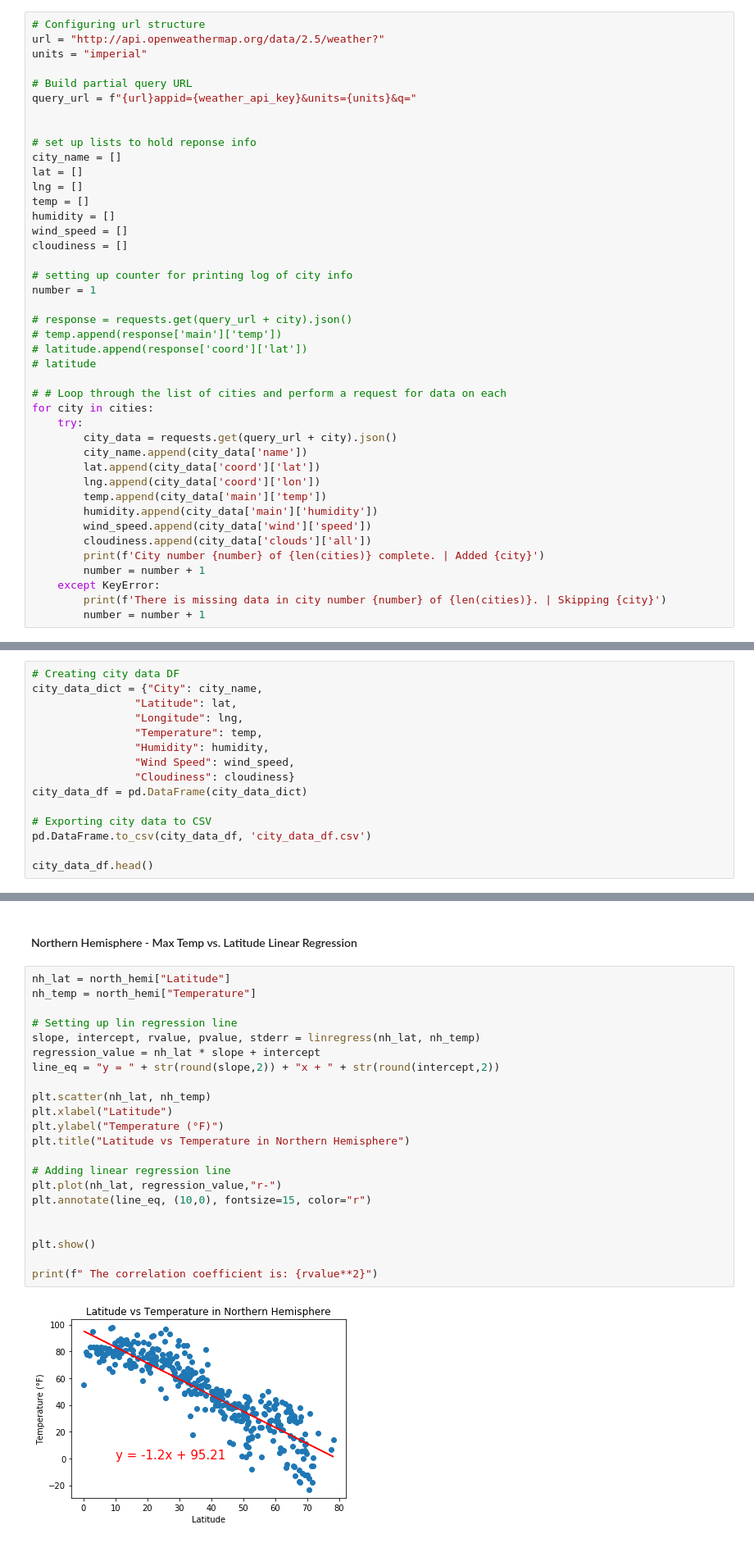
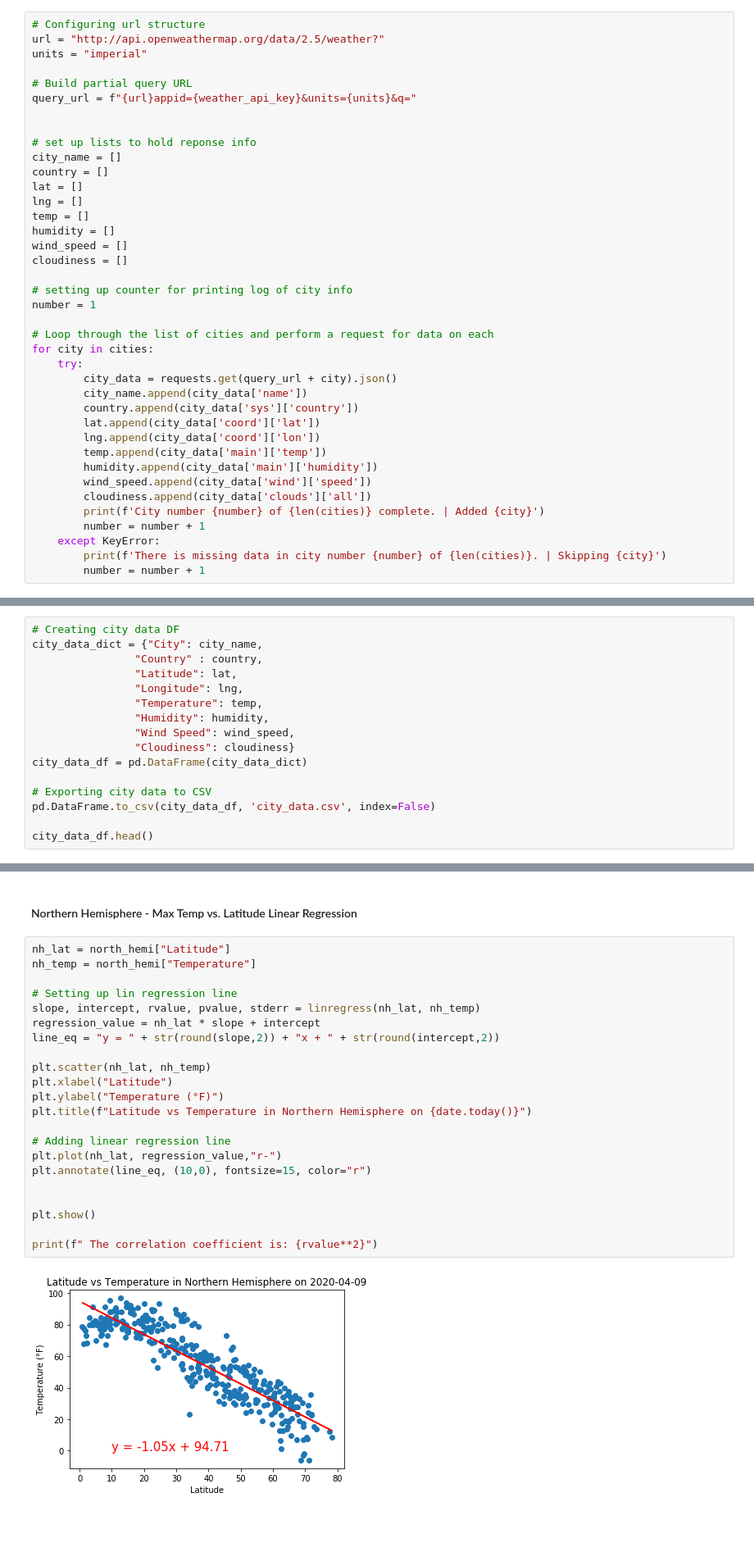
Before and after one commit to jackbarney-17/python-api-challenge, a Jupyter notebook: starter_code/WeatherPy.ipynb, the cells around one changed output, grey strips where cells are left out. Shown at 82% size. Saved outputs shown, nothing was run; the diff lists cells and outputs as text.

```diff
--- a/starter_code/WeatherPy.ipynb
+++ b/starter_code/WeatherPy.ipynb
@@ -64,6 +65,7 @@ query_url = f"{url}appid={weather_api_key}&units={units}&q="
 
 # set up lists to hold reponse info
 city_name = []
+country = []
 lat = []
 lng = []
 temp = []
@@ -74,16 +76,12 @@ cloudiness = []
 # setting up counter for printing log of city info
 number = 1
 
-# response = requests.get(query_url + city).json()
-# temp.append(response['main']['temp'])
-# latitude.append(response['coord']['lat'])
-# latitude
-
-# # Loop through the list of cities and perform a request for data on each
+# Loop through the list of cities and perform a request for data on each
 for city in cities:
     try:
         city_data = requests.get(query_url + city).json()
         city_name.append(city_data['name'])
+        country.append(city_data['sys']['country'])
         lat.append(city_data['coord']['lat'])
         lng.append(city_data['coord']['lon'])
         temp.append(city_data['main']['temp'])
@@ -120,6 +118,7 @@ City number 615 of 615 complete. | Added beidao
 # %%
 # Creating city data DF
 city_data_dict = {"City": city_name,
+                "Country" : country,
                 "Latitude": lat,
                 "Longitude": lng,
                 "Temperature": temp,
@@ -129,7 +128,7 @@ city_data_dict = {"City": city_name,
 city_data_df = pd.DataFrame(city_data_dict)
 
 # Exporting city data to CSV
-pd.DataFrame.to_csv(city_data_df, 'city_data_df.csv')
+pd.DataFrame.to_csv(city_data_df, 'city_data.csv', index=False)
 
 city_data_df.head()
 # %% [output]
@@ -210,24 +202,24 @@ south_hemi = city_data_df.loc[city_data_df["Latitude"] < 0]
 # %%
 nh_lat = north_hemi["Latitude"]
 nh_temp = north_hemi["Temperature"]
 
 # Setting up lin regression line
 slope, intercept, rvalue, pvalue, stderr = linregress(nh_lat, nh_temp)
 regression_value = nh_lat * slope + intercept
 line_eq = "y = " + str(round(slope,2)) + "x + " + str(round(intercept,2))
 
 plt.scatter(nh_lat, nh_temp)
 plt.xlabel("Latitude")
 plt.ylabel("Temperature (°F)")
-plt.title("Latitude vs Temperature in Northern Hemisphere")
+plt.title(f"Latitude vs Temperature in Northern Hemisphere on {date.today()}")
 
 # Adding linear regression line
 plt.plot(nh_lat, regression_value,"r-")
 plt.annotate(line_eq, (10,0), fontsize=15, color="r")
 
 
 plt.show()
 
 print(f" The correlation coefficient is: {rvalue**2}")
 # %% [output]
-[figure, old version]
+[figure, new version]
```
Also changed, not shown: parts of 17 cells of this notebook, 4 other files.
